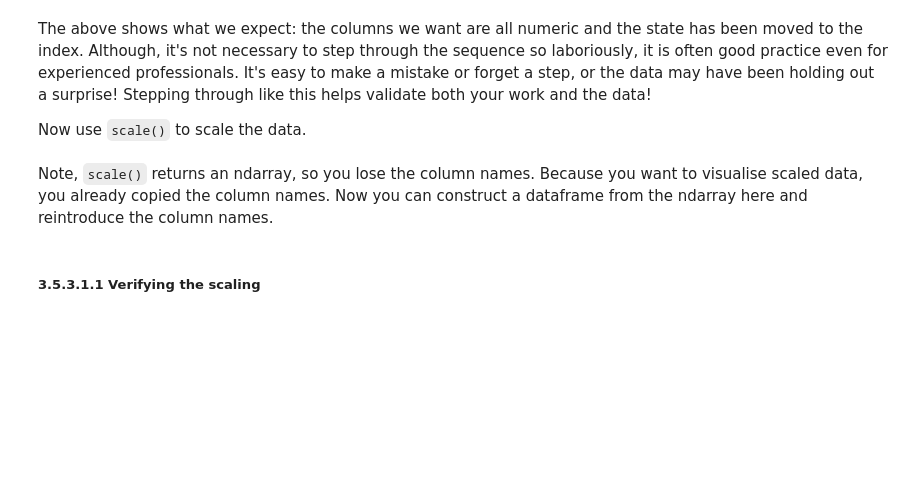
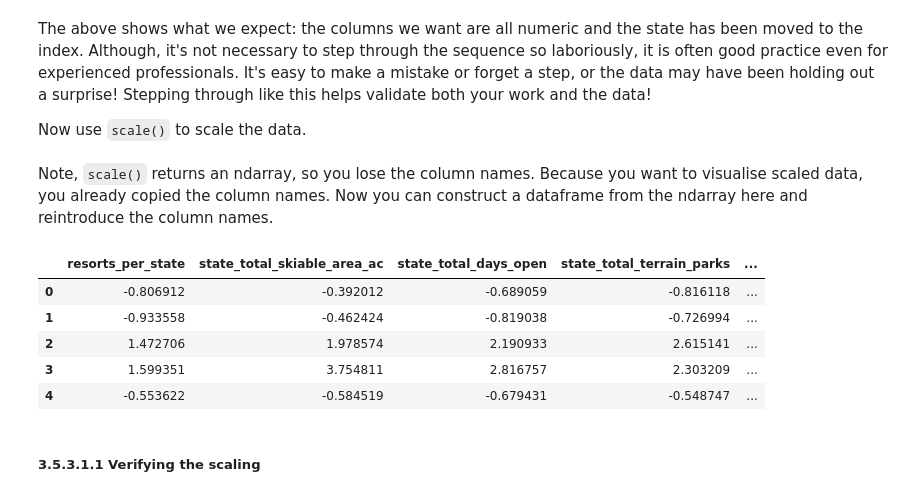
Before and after one commit to Hillary577/DataScienceGuidedCapstone, a Jupyter notebook: Notebooks/HL_03_exploratory_data_analysis.ipynb, the cells around one changed output. Cells and saved outputs as stored; diff of their text form; code cells hidden in the pictures; blank space fills up the shorter version.

```diff
--- a/Notebooks/HL_03_exploratory_data_analysis.ipynb
+++ b/Notebooks/HL_03_exploratory_data_analysis.ipynb
@@ -314,8 +314,15 @@ Note, `scale()` returns an ndarray, so you lose the column names. Because you wa
 # %%
 #Code task 2#
 #Create a new dataframe from `state_summary_scale` using the column names we saved in `state_summary_columns`
-state_summary_scaled_df = pd.DataFrame(___, columns=___)
+state_summary_scaled_df = pd.DataFrame(state_summary_scale, columns=state_summary_columns)
 state_summary_scaled_df.head()
+# %% [output]
+|  | resorts_per_state | state_total_skiable_area_ac | state_total_days_open | state_total_terrain_parks | ... |
+| 0 | -0.806912 | -0.392012 | -0.689059 | -0.816118 | ... |
+| 1 | -0.933558 | -0.462424 | -0.819038 | -0.726994 | ... |
+| 2 | 1.472706 | 1.978574 | 2.190933 | 2.615141 | ... |
+| 3 | 1.599351 | 3.754811 | 2.816757 | 2.303209 | ... |
+| 4 | -0.553622 | -0.584519 | -0.679431 | -0.548747 | ... |
 # %% [markdown]
 ##### 3.5.3.1.1 Verifying the scaling<a id='3.5.3.1.1_Verifying_the_scaling'></a>
 # %% [markdown]
```
Also changed, not shown: parts of 6 cells of this notebook.
